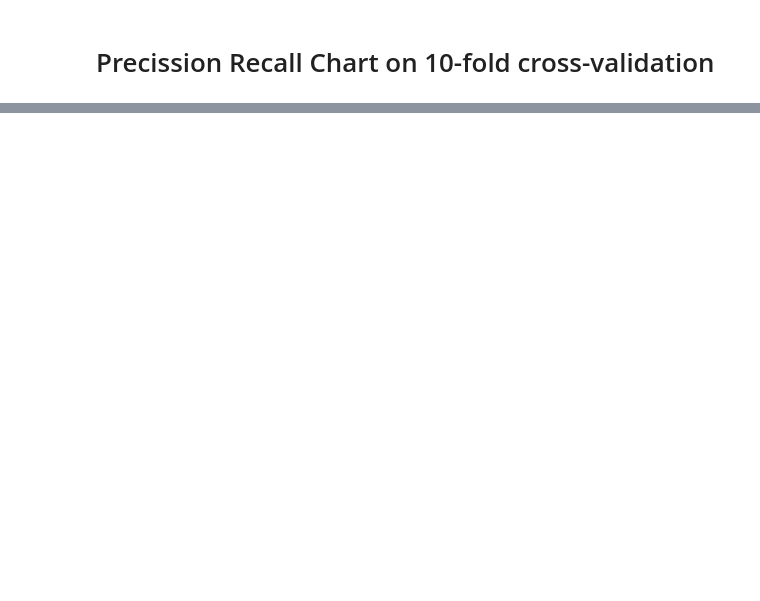
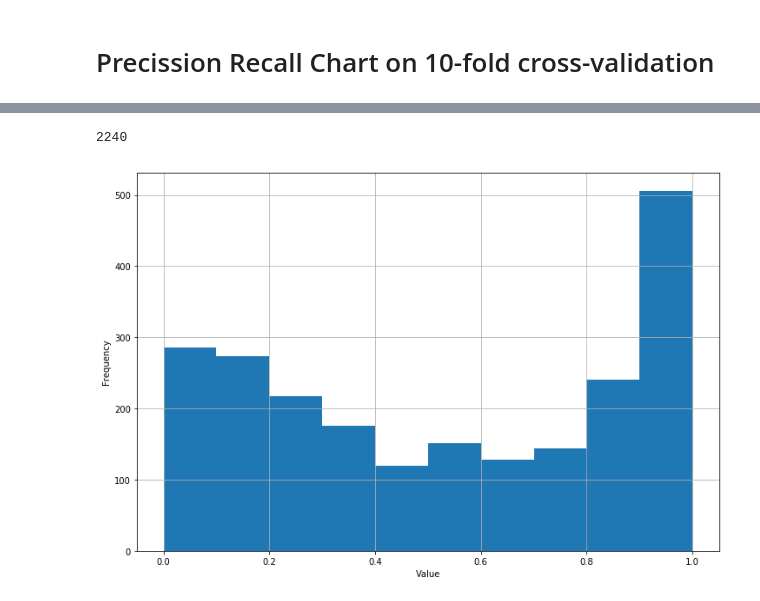
Before and after one commit to yenhao/Bipolar-Disorder-Detection, a Jupyter notebook: detect time/pattern of life/RandomForestClassifier_Server.ipynb, the cells around one changed output, grey strips where cells are left out. Saved outputs shown, nothing was run; the diff lists cells and outputs as text; code cells hidden in the pictures; blank space fills up the shorter version.

```diff
--- a/detect time/pattern of life/RandomForestClassifier_Server.ipynb
+++ b/detect time/pattern of life/RandomForestClassifier_Server.ipynb
@@ -909,0 +883,12 @@ Pattern of Life Average Precision: 0.837631026358
+# %%
+print len(bipolar_SCORES[0])
+rcParams['figure.figsize'] = 12, 8
+plt.hist(bipolar_SCORES[0])
+plt.grid(True)
+plt.xlabel("Value")
+plt.ylabel("Frequency")
+plt.show()                   #use may also need add this
+plt.close()
+# %% [output]
+2240
+[figure, added]
```
Also changed, not shown: parts of 20 cells of this notebook.
